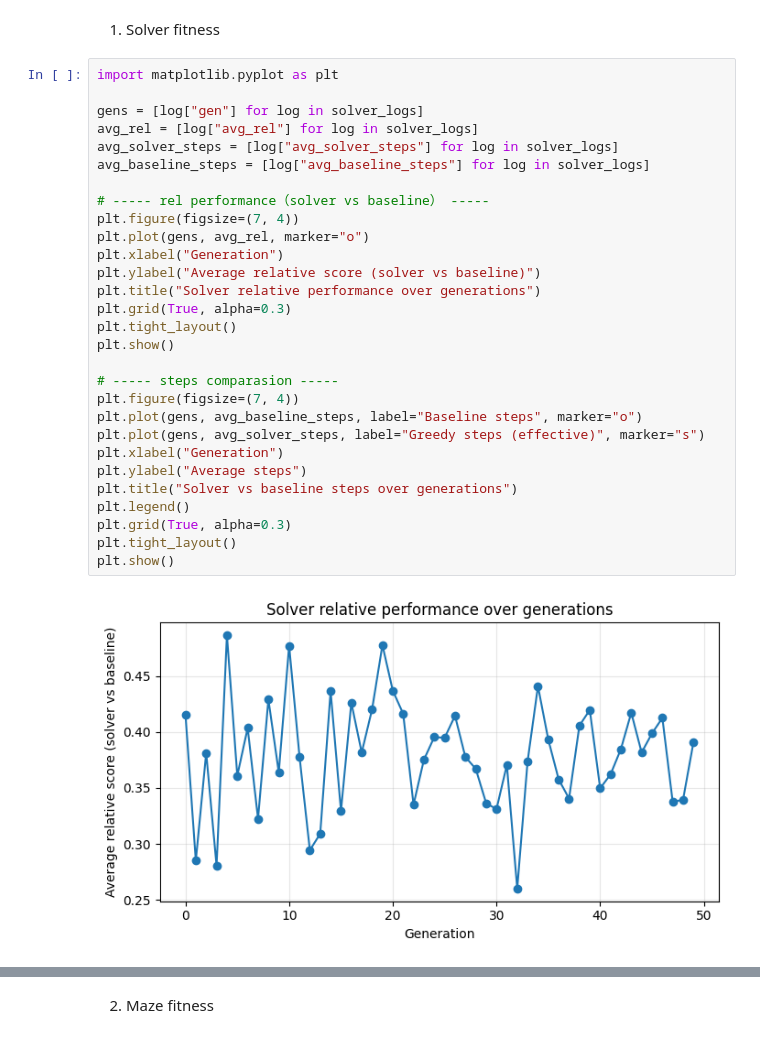
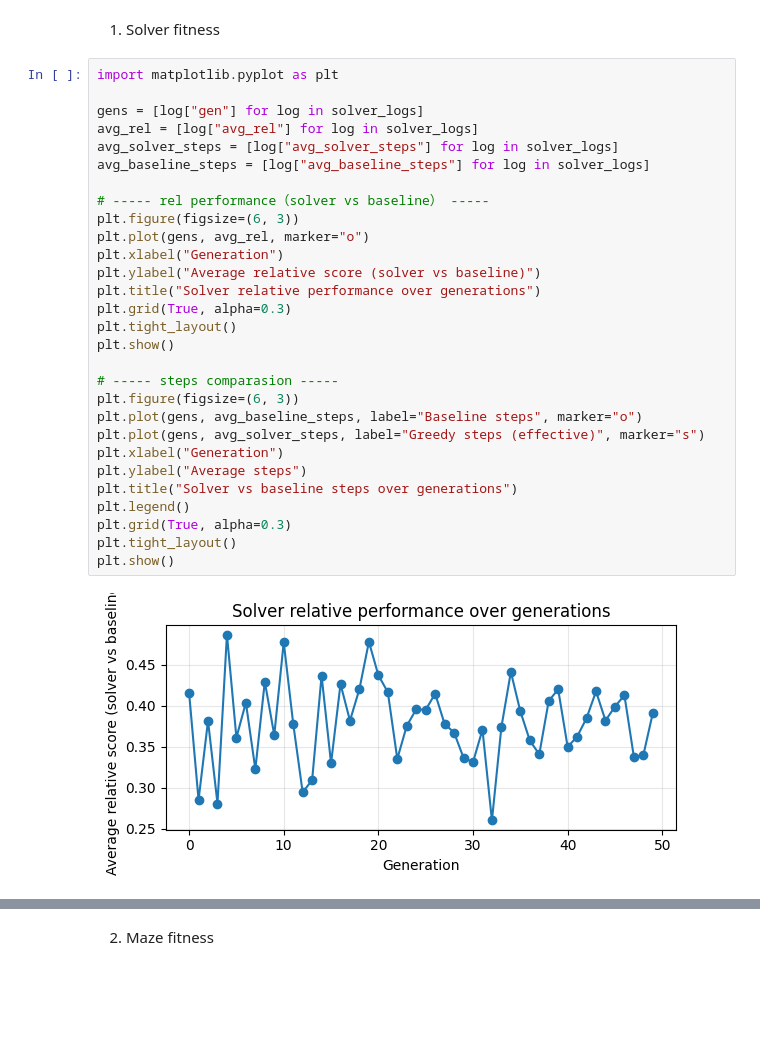
Before and after one commit to SteelspeedYYC/CAS739_TermProject, a Jupyter notebook: MainNoteBook.ipynb, the cells around one changed output, grey strips where cells are left out. Saved outputs shown, nothing was run; the diff lists cells and outputs as text; blank space fills up the shorter version.

```diff
--- a/MainNoteBook.ipynb
+++ b/MainNoteBook.ipynb
@@ -25,31 +25,31 @@ solver_logs, maze_logs, final_best_theta, final_viz_envs, archive_snapshots = ru
 # %%
 import matplotlib.pyplot as plt
 
 gens = [log["gen"] for log in solver_logs]
 avg_rel = [log["avg_rel"] for log in solver_logs]
 avg_solver_steps = [log["avg_solver_steps"] for log in solver_logs]
 avg_baseline_steps = [log["avg_baseline_steps"] for log in solver_logs]
 
 # ----- rel performance（solver vs baseline） -----
-plt.figure(figsize=(7, 4))
+plt.figure(figsize=(6, 3))
 plt.plot(gens, avg_rel, marker="o")
 plt.xlabel("Generation")
 plt.ylabel("Average relative score (solver vs baseline)")
 plt.title("Solver relative performance over generations")
 plt.grid(True, alpha=0.3)
 plt.tight_layout()
 plt.show()
 
 # ----- steps comparasion -----
-plt.figure(figsize=(7, 4))
+plt.figure(figsize=(6, 3))
 plt.plot(gens, avg_baseline_steps, label="Baseline steps", marker="o")
 plt.plot(gens, avg_solver_steps, label="Greedy steps (effective)", marker="s")
 plt.xlabel("Generation")
 plt.ylabel("Average steps")
 plt.title("Solver vs baseline steps over generations")
 plt.legend()
 plt.grid(True, alpha=0.3)
 plt.tight_layout()
 plt.show()
 # %% [output]
-[figure, old version]
+[figure, new version]
```
Also changed, not shown: parts of 2 cells of this notebook, 3 other files.
